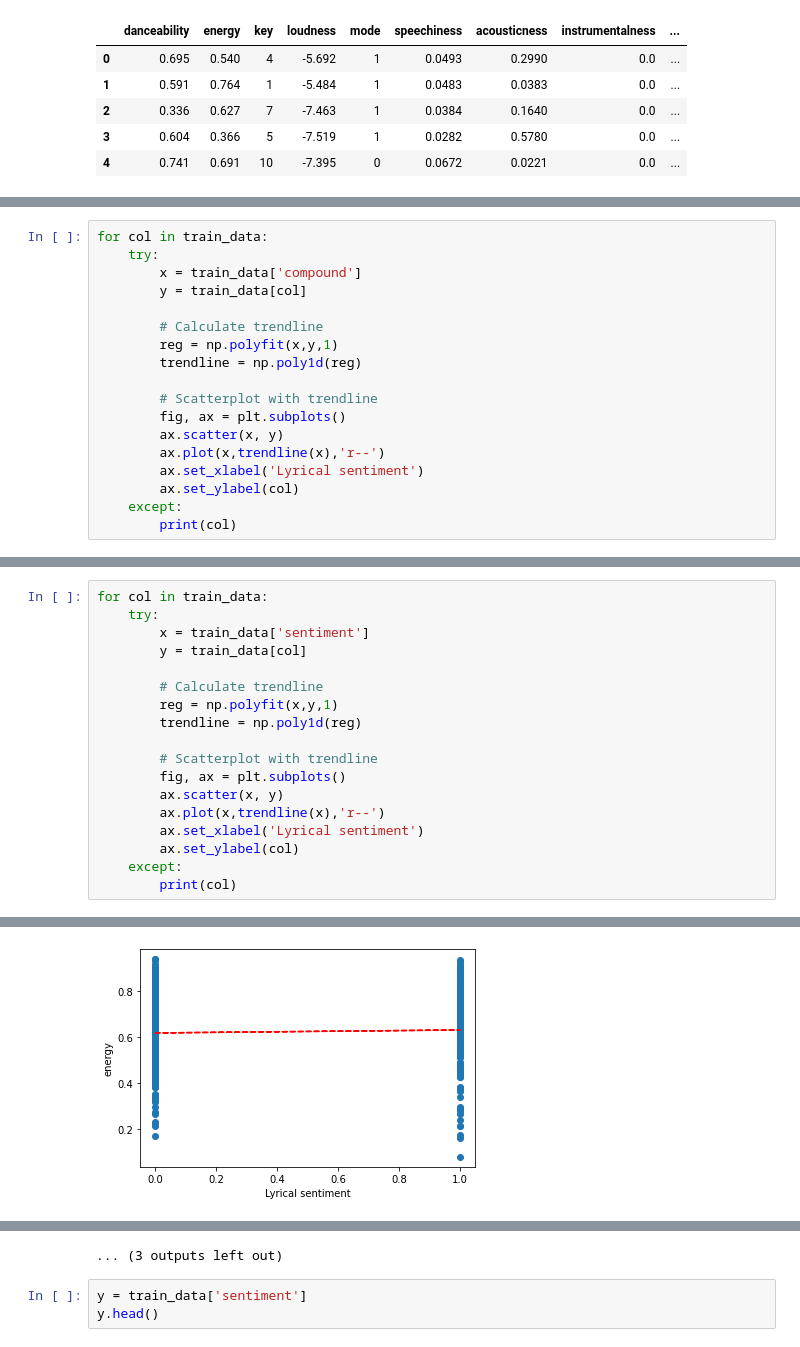
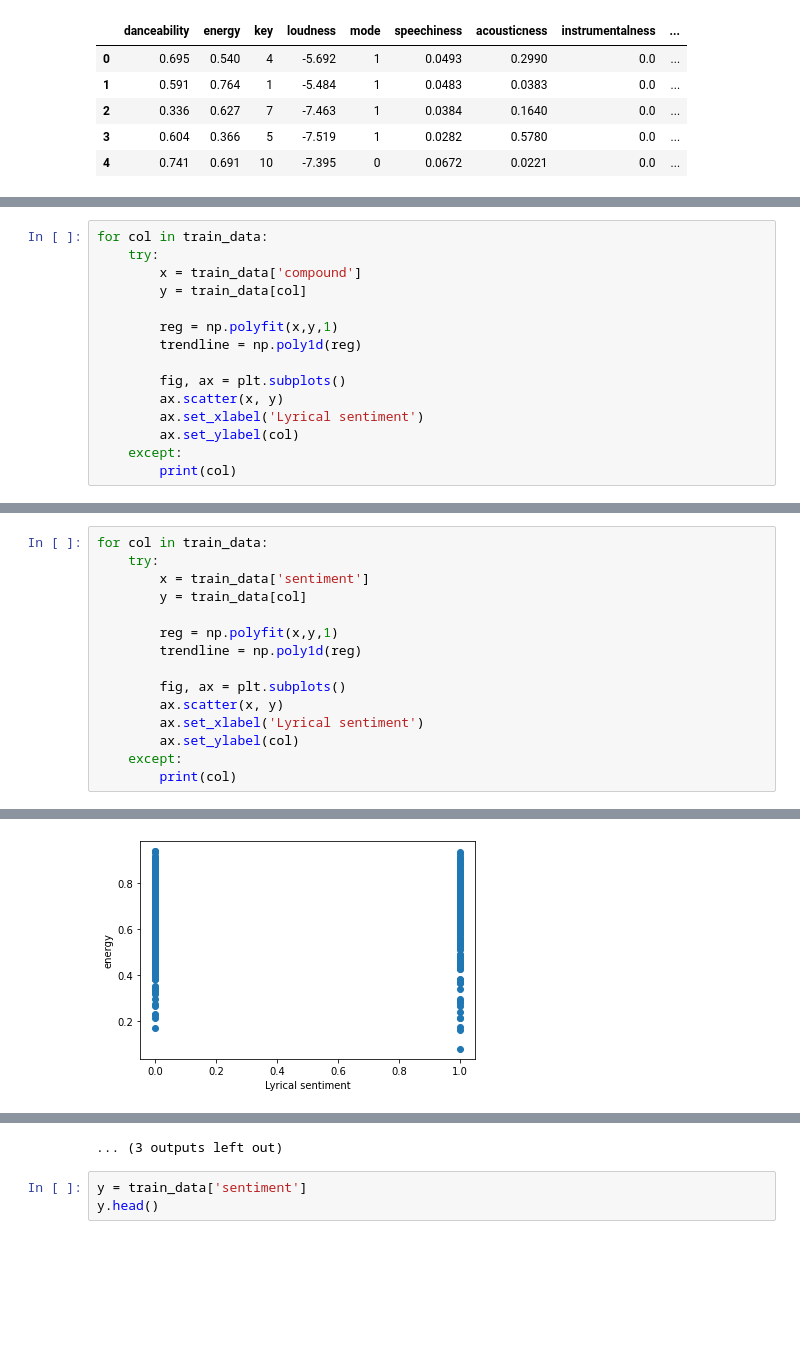
Before and after one commit to HKamilya/spotify-data-analysis, a Jupyter notebook: spotify_analysis.ipynb, the cells around one changed output, grey strips where cells are left out. Cells and saved outputs as stored; diff of their text form; blank space fills up the shorter version.

```diff
--- a/spotify_analysis.ipynb
+++ b/spotify_analysis.ipynb
@@ -643,14 +697,11 @@ for col in train_data:
         x = train_data['compound']
         y = train_data[col]
 
-        # Calculate trendline
         reg = np.polyfit(x,y,1)
         trendline = np.poly1d(reg)
 
-        # Scatterplot with trendline
         fig, ax = plt.subplots()
         ax.scatter(x, y)
-        ax.plot(x,trendline(x),'r--')
         ax.set_xlabel('Lyrical sentiment')
         ax.set_ylabel(col)
     except:
@@ -675,14 +726,11 @@ for col in train_data:
         x = train_data['sentiment']
         y = train_data[col]
 
-        # Calculate trendline
         reg = np.polyfit(x,y,1)
         trendline = np.poly1d(reg)
 
-        # Scatterplot with trendline
         fig, ax = plt.subplots()
         ax.scatter(x, y)
-        ax.plot(x,trendline(x),'r--')
         ax.set_xlabel('Lyrical sentiment')
         ax.set_ylabel(col)
     except:
@@ -692 +740 @@ for col in train_data:
-[figure, old version]
+[figure, new version]
```
Also changed, not shown: parts of 47 cells of this notebook.
